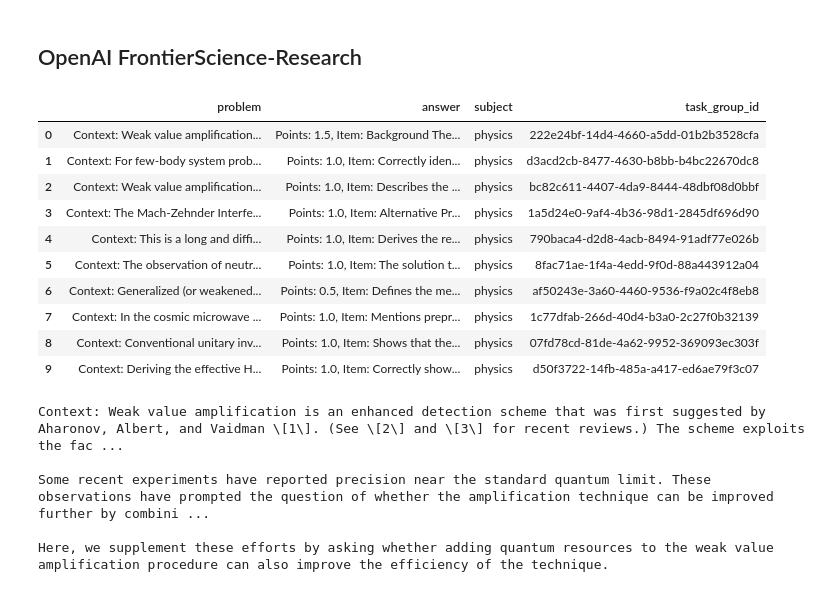
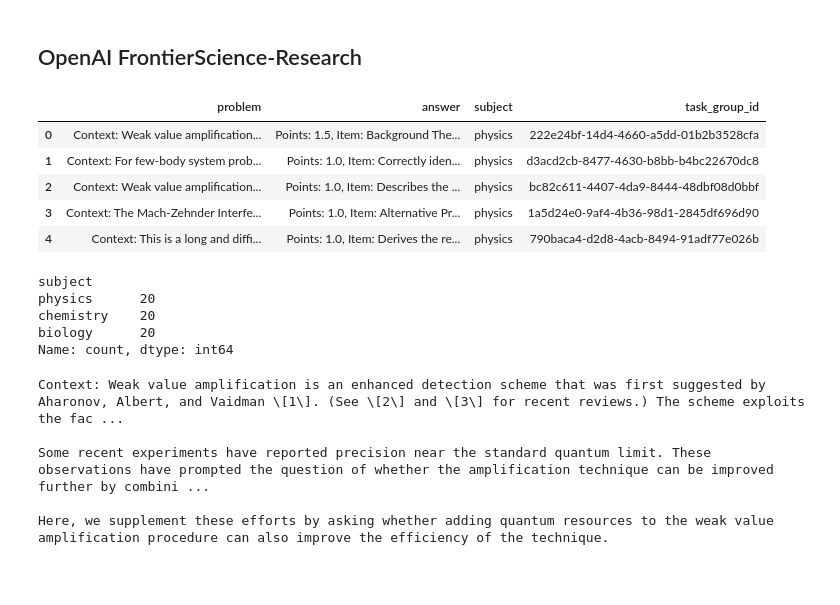
Before and after one commit to lucaspecina/grubrics-science, a Jupyter notebook: dev.ipynb, the cells around one changed output. Cells and saved outputs as stored; diff of their text form; code cells hidden in the pictures.

```diff
--- a/dev.ipynb
+++ b/dev.ipynb
@@ -1158,22 +2413,25 @@ evaluaciones
 # %%
 # descargar el research/test.json desde https://huggingface.co/datasets/openai/frontierscience/tree/main/research
 
 import pandas as pd
 
-df = pd.read_json("data/frontierscience-research/test.jsonl", lines=True)   # clave: lines=True
-df.head(10)
+df = pd.read_json("frontierscience-research/test.jsonl", lines=True)   # clave: lines=True
+df.head(5)
 # %% [output]
 |  | problem | answer | subject | task_group_id |
 | 0 | Context: Weak value amplification... | Points: 1.5, Item: Background The... | physics | 222e24bf-14d4-4660-a5dd-01b2b3528cfa |
 | 1 | Context: For few-body system prob... | Points: 1.0, Item: Correctly iden... | physics | d3acd2cb-8477-4630-b8bb-b4bc22670dc8 |
 | 2 | Context: Weak value amplification... | Points: 1.0, Item: Describes the ... | physics | bc82c611-4407-4da9-8444-48dbf08d0bbf |
 | 3 | Context: The Mach-Zehnder Interfe... | Points: 1.0, Item: Alternative Pr... | physics | 1a5d24e0-9af4-4b36-98d1-2845df696d90 |
 | 4 | Context: This is a long and diffi... | Points: 1.0, Item: Derives the re... | physics | 790baca4-d2d8-4acb-8494-91adf77e026b |
-| 5 | Context: The observation of neutr... | Points: 1.0, Item: The solution t... | physics | 8fac71ae-1f4a-4edd-9f0d-88a443912a04 |
-| 6 | Context: Generalized (or weakened... | Points: 0.5, Item: Defines the me... | physics | af50243e-3a60-4460-9536-f9a02c4f8eb8 |
-| 7 | Context: In the cosmic microwave ... | Points: 1.0, Item: Mentions prepr... | physics | 1c77dfab-266d-40d4-b3a0-2c27f0b32139 |
-| 8 | Context: Conventional unitary inv... | Points: 1.0, Item: Shows that the... | physics | 07fd78cd-81de-4a62-9952-369093ec303f |
-| 9 | Context: Deriving the effective H... | Points: 1.0, Item: Correctly show... | physics | d50f3722-14fb-485a-a417-ed6ae79f3c07 |
+# %%
+df.subject.value_counts()
+# %% [output]
+subject
+physics      20
+chemistry    20
+biology      20
+Name: count, dtype: int64
 # %%
 print(df.loc[0, 'problem'])
 # %% [output]
```
Also changed, not shown: parts of 58 cells of this notebook.
